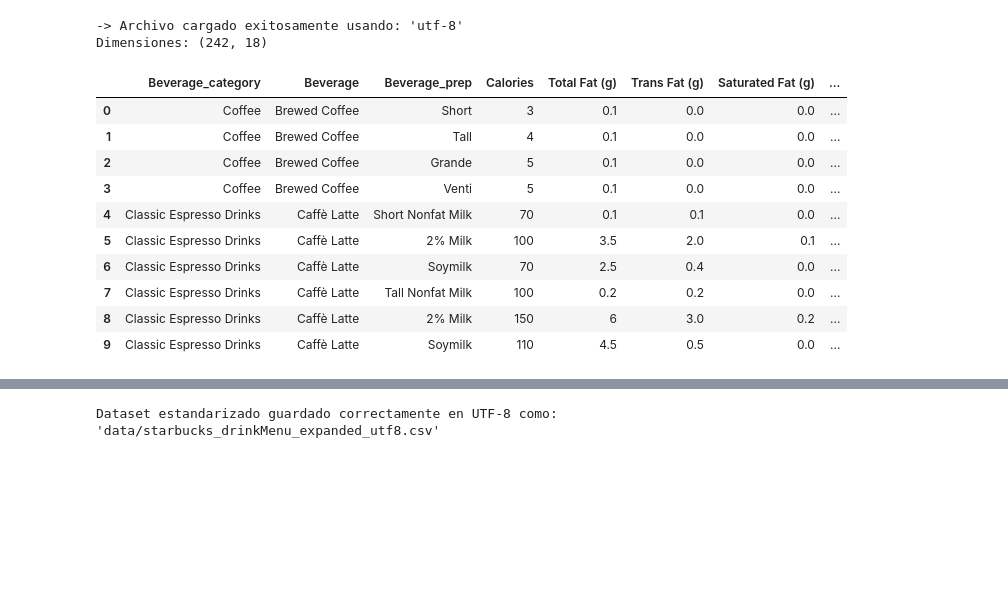
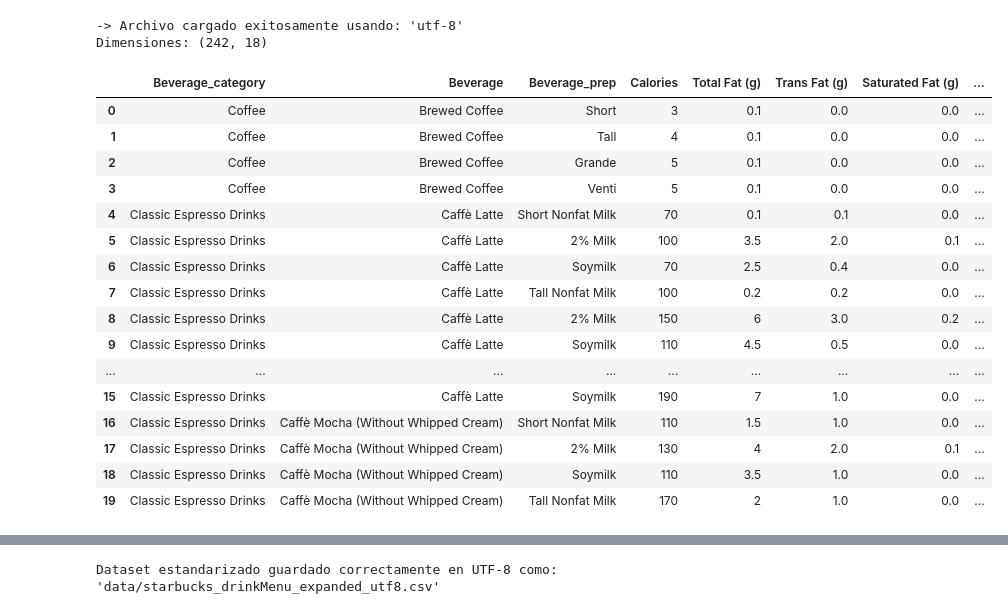
Before and after one commit to vanroshbod/CodeSpaces_InfoVis2026, a Jupyter notebook: Lectura_csv.ipynb, the cells around one changed output, grey strips where cells are left out. Saved outputs shown, nothing was run; the diff lists cells and outputs as text; code cells hidden in the pictures; blank space fills up the shorter version.

```diff
--- a/Lectura_csv.ipynb
+++ b/Lectura_csv.ipynb
@@ -4,32 +4,38 @@ import pandas as pd
 # %%
 file_path = "data/starbucks_drinkMenu_expanded.csv"
 
 df = None
 
 try:
-  df = pd.read_csv(file_path, encoding='utf-8')
+  df = pd.read_csv(file_path)#, encoding='utf-8')
   used_encoding = 'utf-8'
   print(f"-> Archivo cargado exitosamente usando: 'utf-8'")
 except UnicodeDecodeError:
   print(f"-> Error al leer con 'utf-8'. Intentando con 'latin-1'...")
 
 if df is None:
   raise ValueError("No se pudo leer el archivo con las codificaciones comunes.")
 
 # Vista previa
 print(f"Dimensiones: {df.shape}")
-df.head(10)
+df.head(20)
 # %% [output]
 -> Archivo cargado exitosamente usando: 'utf-8'
 Dimensiones: (242, 18)
 |  | Beverage_category | Beverage | Beverage_prep | Calories | Total Fat (g) | Trans Fat (g) | Saturated Fat (g) | ... |
 | 0 | Coffee | Brewed Coffee | Short | 3 | 0.1 | 0.0 | 0.0 | ... |
 | 1 | Coffee | Brewed Coffee | Tall | 4 | 0.1 | 0.0 | 0.0 | ... |
 | 2 | Coffee | Brewed Coffee | Grande | 5 | 0.1 | 0.0 | 0.0 | ... |
 | 3 | Coffee | Brewed Coffee | Venti | 5 | 0.1 | 0.0 | 0.0 | ... |
 | 4 | Classic Espresso Drinks | Caffè Latte | Short Nonfat Milk | 70 | 0.1 | 0.1 | 0.0 | ... |
 | 5 | Classic Espresso Drinks | Caffè Latte | 2% Milk | 100 | 3.5 | 2.0 | 0.1 | ... |
 | 6 | Classic Espresso Drinks | Caffè Latte | Soymilk | 70 | 2.5 | 0.4 | 0.0 | ... |
 | 7 | Classic Espresso Drinks | Caffè Latte | Tall Nonfat Milk | 100 | 0.2 | 0.2 | 0.0 | ... |
 | 8 | Classic Espresso Drinks | Caffè Latte | 2% Milk | 150 | 6 | 3.0 | 0.2 | ... |
 | 9 | Classic Espresso Drinks | Caffè Latte | Soymilk | 110 | 4.5 | 0.5 | 0.0 | ... |
+| ... | ... | ... | ... | ... | ... | ... | ... | ... |
+| 15 | Classic Espresso Drinks | Caffè Latte | Soymilk | 190 | 7 | 1.0 | 0.0 | ... |
+| 16 | Classic Espresso Drinks | Caffè Mocha (Without Whipped Cream) | Short Nonfat Milk | 110 | 1.5 | 1.0 | 0.0 | ... |
+| 17 | Classic Espresso Drinks | Caffè Mocha (Without Whipped Cream) | 2% Milk | 130 | 4 | 2.0 | 0.1 | ... |
+| 18 | Classic Espresso Drinks | Caffè Mocha (Without Whipped Cream) | Soymilk | 110 | 3.5 | 1.0 | 0.0 | ... |
+| 19 | Classic Espresso Drinks | Caffè Mocha (Without Whipped Cream) | Tall Nonfat Milk | 170 | 2 | 1.0 | 0.0 | ... |
```
Also changed, not shown: parts of 4 cells of this notebook, 1 other file.
